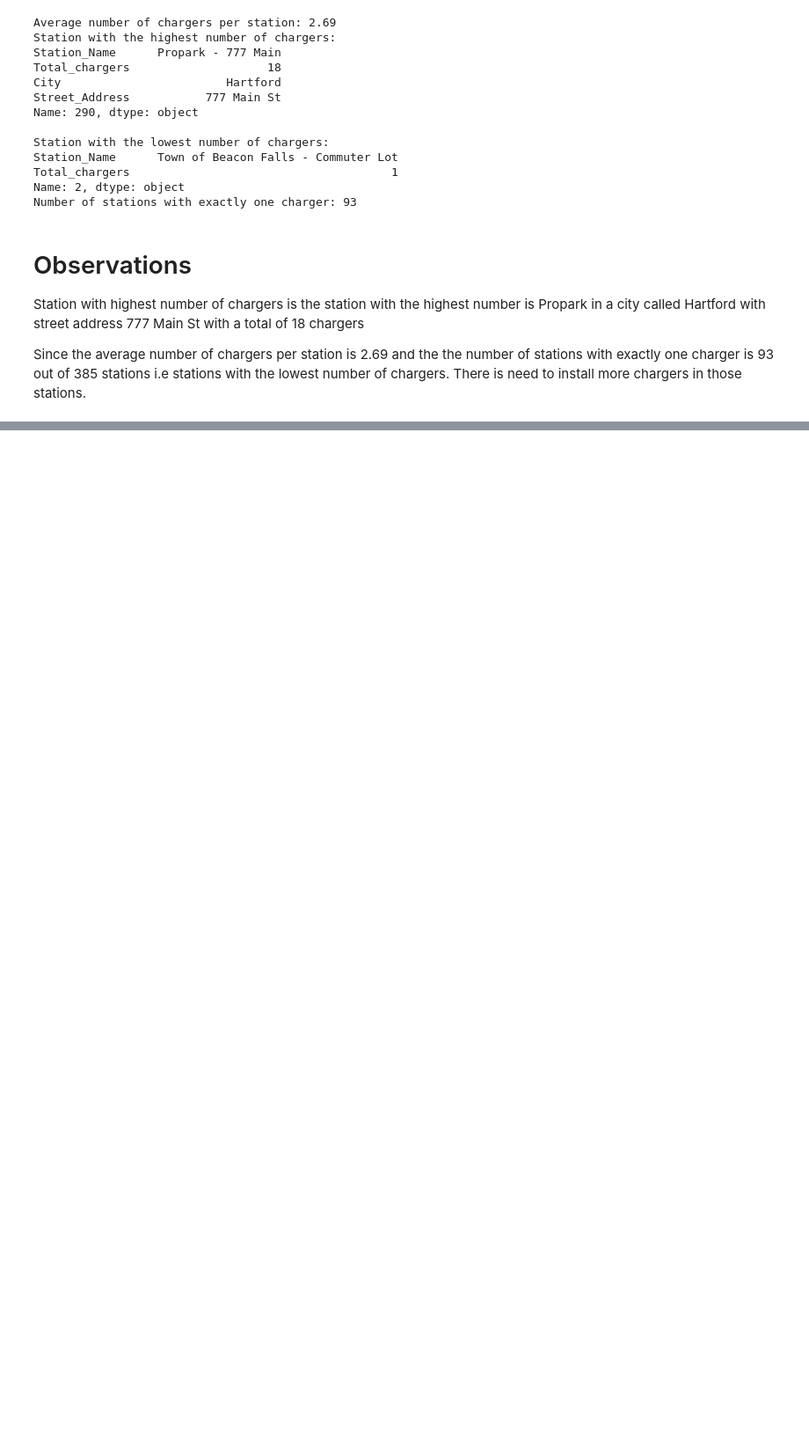
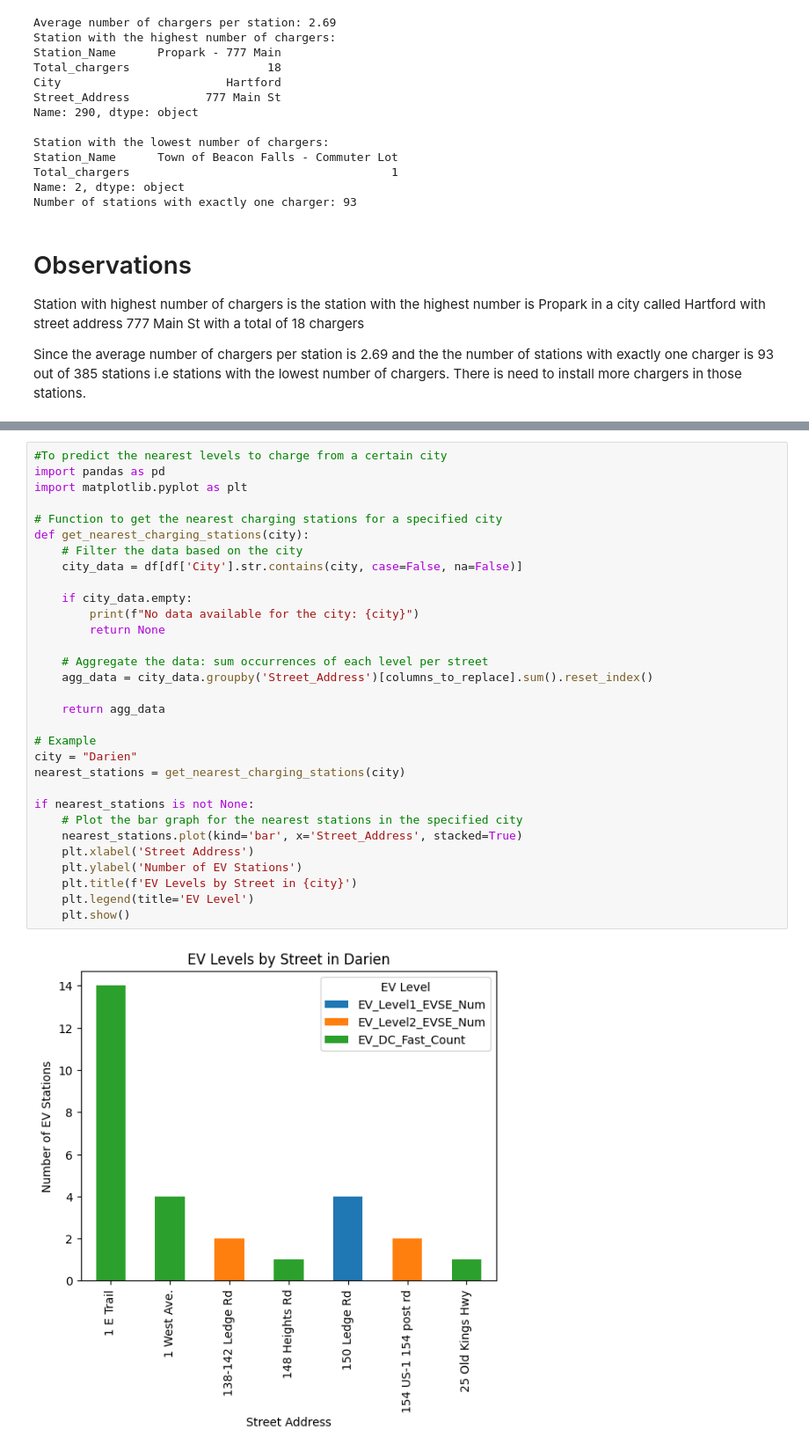
Before and after one commit to Hillal-cell/EV_Station, a Jupyter notebook: final_project.ipynb, the cells around one changed output, grey strips where cells are left out. Shown: that part at 88% size. Drawn from its saved outputs; the diff is of its cells as text; blank space fills up the shorter version.

```diff
--- a/final_project.ipynb
+++ b/final_project.ipynb
@@ -867,0 +912,33 @@ Since the average number of chargers per station is 2.69 and the the number of s
+# %%
+#To predict the nearest levels to charge from a certain city
+import pandas as pd
+import matplotlib.pyplot as plt
+
+# Function to get the nearest charging stations for a specified city
+def get_nearest_charging_stations(city):
+    # Filter the data based on the city
+    city_data = df[df['City'].str.contains(city, case=False, na=False)]
+
+    if city_data.empty:
+        print(f"No data available for the city: {city}")
+        return None
+
+    # Aggregate the data: sum occurrences of each level per street
+    agg_data = city_data.groupby('Street_Address')[columns_to_replace].sum().reset_index()
+
+    return agg_data
+
+# Example
+city = "Darien"
+nearest_stations = get_nearest_charging_stations(city)
+
+if nearest_stations is not None:
+    # Plot the bar graph for the nearest stations in the specified city
+    nearest_stations.plot(kind='bar', x='Street_Address', stacked=True)
+    plt.xlabel('Street Address')
+    plt.ylabel('Number of EV Stations')
+    plt.title(f'EV Levels by Street in {city}')
+    plt.legend(title='EV Level')
+    plt.show()
+# %% [output]
+[figure, added]
```
Also changed, not shown: parts of 10 cells of this notebook.
